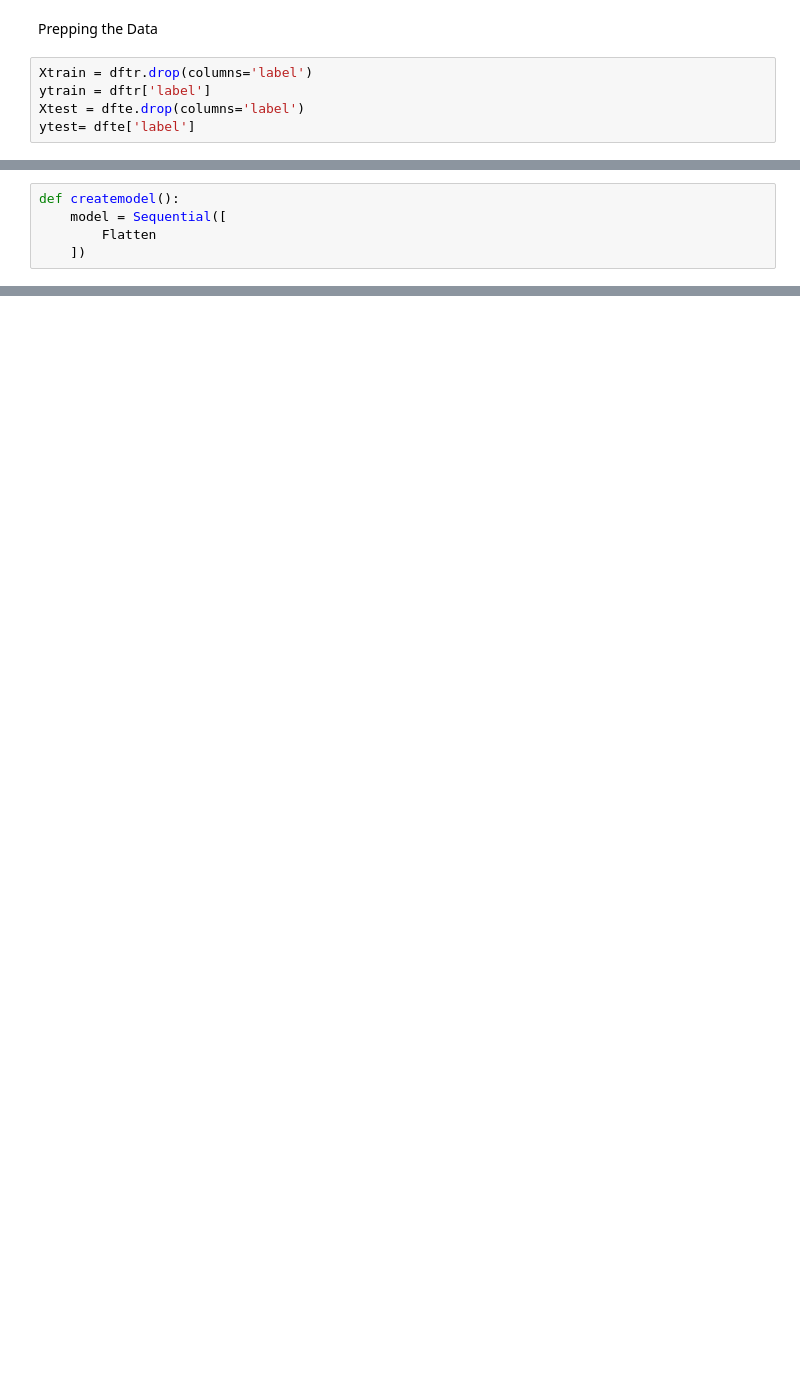
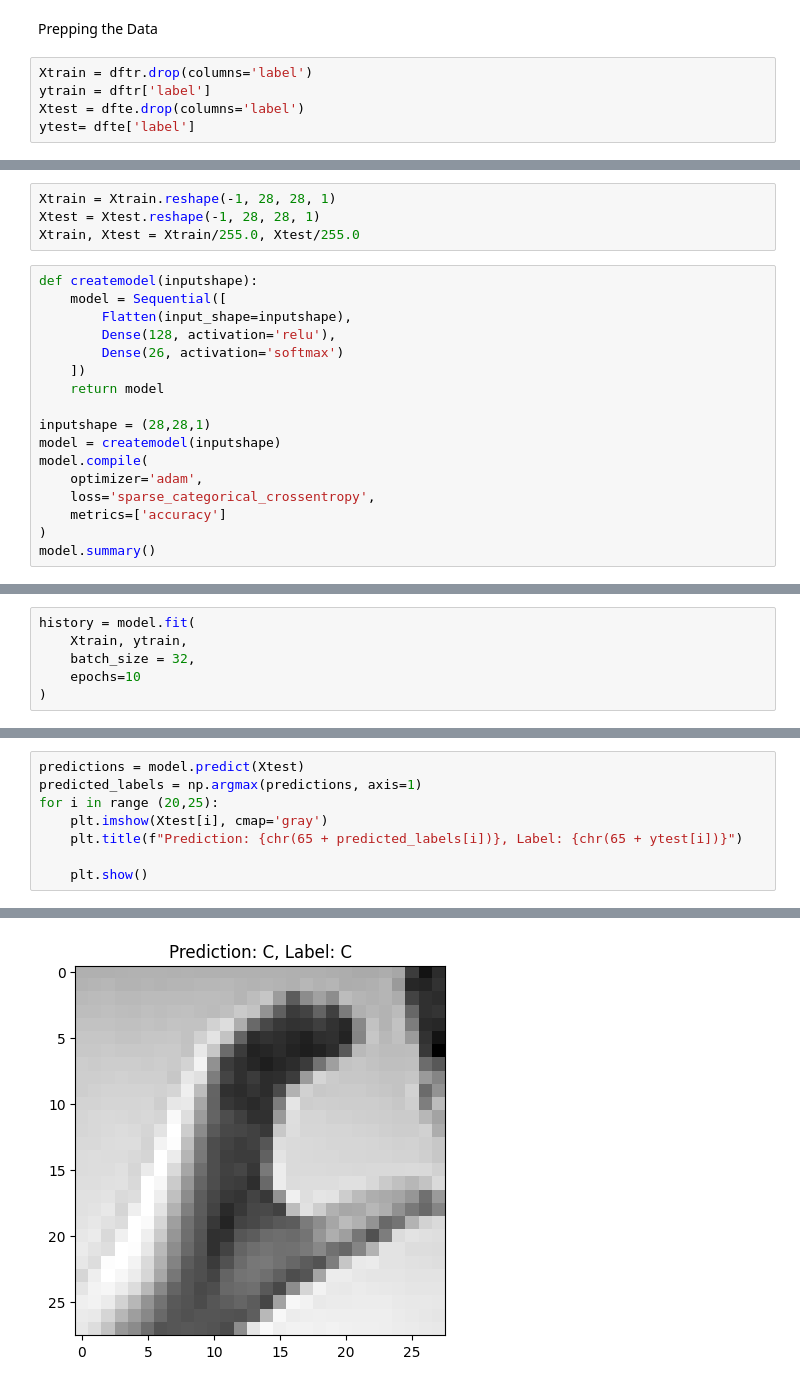
Before and after one commit to IMisbahk/Signify, a Jupyter notebook: signify.ipynb, the cells around one changed output, grey strips where cells are left out. Saved outputs shown, nothing was run; the diff lists cells and outputs as text; blank space fills up the shorter version.

Commit message:
model complete

```diff
--- a/signify.ipynb
+++ b/signify.ipynb
@@ -43,5 +41,21 @@ Xtrain, Xtest = Xtrain/255.0, Xtest/255.0
-# %%
-def createmodel():
-    model = Sequential([
-        Flatten
-    ])
+# %%
+Xtrain = Xtrain.reshape(-1, 28, 28, 1)
+Xtest = Xtest.reshape(-1, 28, 28, 1)
+Xtrain, Xtest = Xtrain/255.0, Xtest/255.0
+# %%
+def createmodel(inputshape):
+    model = Sequential([
+        Flatten(input_shape=inputshape),
+        Dense(128, activation='relu'),
+        Dense(26, activation='softmax')
+    ])
+    return model
+
+inputshape = (28,28,1)
+model = createmodel(inputshape)
+model.compile(
+    optimizer='adam',
+    loss='sparse_categorical_crossentropy',
+    metrics=['accuracy']
+)
+model.summary()
@@ -47,0 +76,6 @@ def createmodel():
+# %%
+history = model.fit(
+    Xtrain, ytrain,
+    batch_size = 32,
+    epochs=10
+)
@@ -47,0 +109,9 @@ def createmodel():
+# %%
+predictions = model.predict(Xtest)
+predicted_labels = np.argmax(predictions, axis=1)
+for i in range (20,25):
+    plt.imshow(Xtest[i], cmap='gray')
+    plt.title(f"Prediction: {chr(65 + predicted_labels[i])}, Label: {chr(65 + ytest[i])}")
+
+    plt.show()
+# %% [output]
@@ -47,0 +119 @@ def createmodel():
+[figure, added]
```
Also changed, not shown: parts of 10 cells of this notebook.
